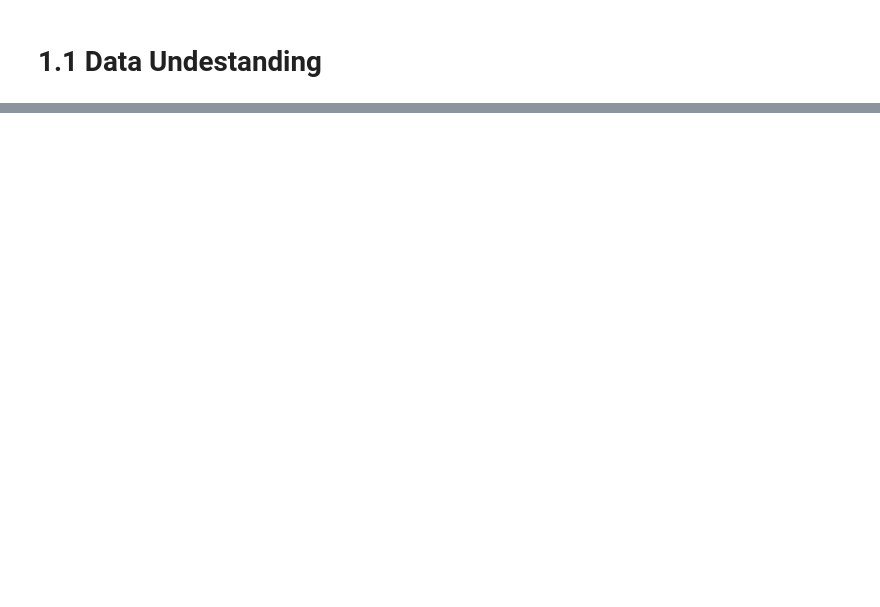
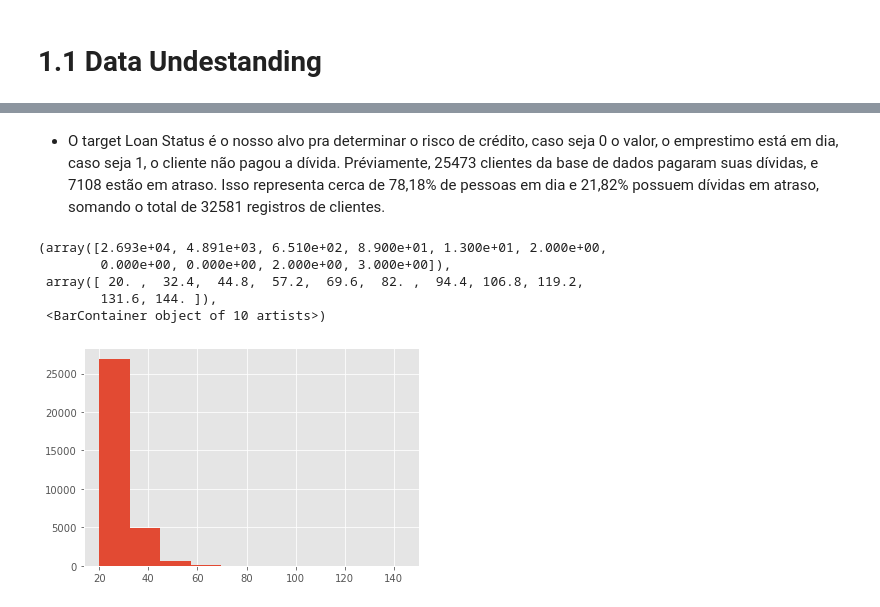
Before and after one commit to Ewertonv90/Credit-Score-Classification_Risk, a Jupyter notebook: project-credit-classfication.ipynb, the cells around one changed output, grey strips where cells are left out. Drawn from its saved outputs; the diff is of its cells as text; code cells hidden in the pictures; blank space fills up the shorter version.

```diff
--- a/project-credit-classfication.ipynb
+++ b/project-credit-classfication.ipynb
@@ -33,0 +101,11 @@ df_test = pd.read_csv('C:\Users\ewert\Desktop\Credit-Score-Classification\raw da
+# %% [markdown]
+- O target Loan Status é o nosso alvo pra determinar o risco de crédito, caso seja 0 o valor, o emprestimo está em dia, caso seja 1, o cliente não pagou a dívida. Préviamente, 25473 clientes da base de dados pagaram suas dívidas, e 7108 estão em atraso. Isso representa cerca de 78,18% de pessoas em dia e 21,82% possuem dívidas em atraso, somando o total de 32581 registros de clientes.
+# %%
+plt.hist(x=df['person_age'])
+# %% [output]
+(array([2.693e+04, 4.891e+03, 6.510e+02, 8.900e+01, 1.300e+01, 2.000e+00,
+        0.000e+00, 0.000e+00, 2.000e+00, 3.000e+00]),
+ array([ 20. ,  32.4,  44.8,  57.2,  69.6,  82. ,  94.4, 106.8, 119.2,
+        131.6, 144. ]),
+ <BarContainer object of 10 artists>)
+[figure, added]
```
Also changed, not shown: parts of 12 cells of this notebook, 4 other files.
